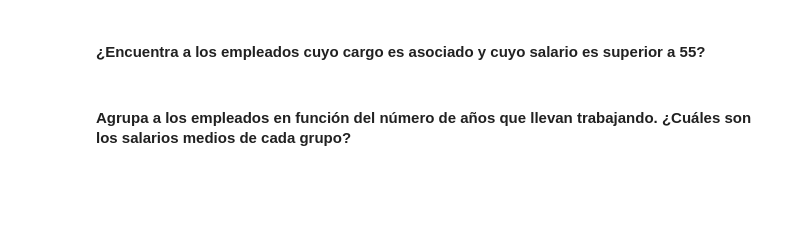
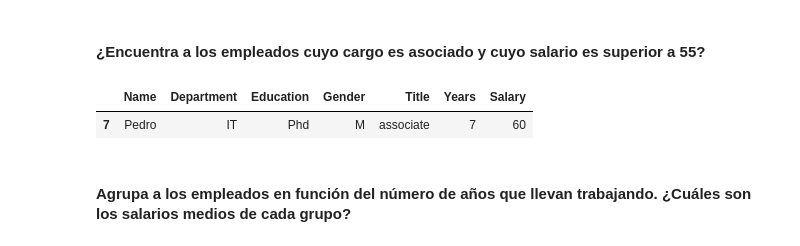
Before and after one commit to 26Ale10/19-lab-descriptive-stats-es, a Jupyter notebook: your-code/main.ipynb, the cells around one changed output. Cells and saved outputs as stored; diff of their text form; code cells hidden in the pictures; blank space fills up the shorter version.

```diff
--- a/your-code/main.ipynb
+++ b/your-code/main.ipynb
@@ -286,6 +325,11 @@ asociados
 #### ¿Encuentra a los empleados cuyo cargo es asociado y cuyo salario es superior a 55?
 # %%
 # YOUR CODE HERE
+asociados_55 = employee[(employee['Title'] == 'associate') & (employee['Salary'] > 55)]
+asociados_55
+# %% [output]
+|  | Name | Department | Education | Gender | Title | Years | Salary |
+| 7 | Pedro | IT | Phd | M | associate | 7 | 60 |
 # %% [markdown]
 #### Agrupa a los empleados en función del número de años que llevan trabajando. ¿Cuáles son los salarios medios de cada grupo?
 # %%
```
Also changed, not shown: parts of 6 cells of this notebook.
